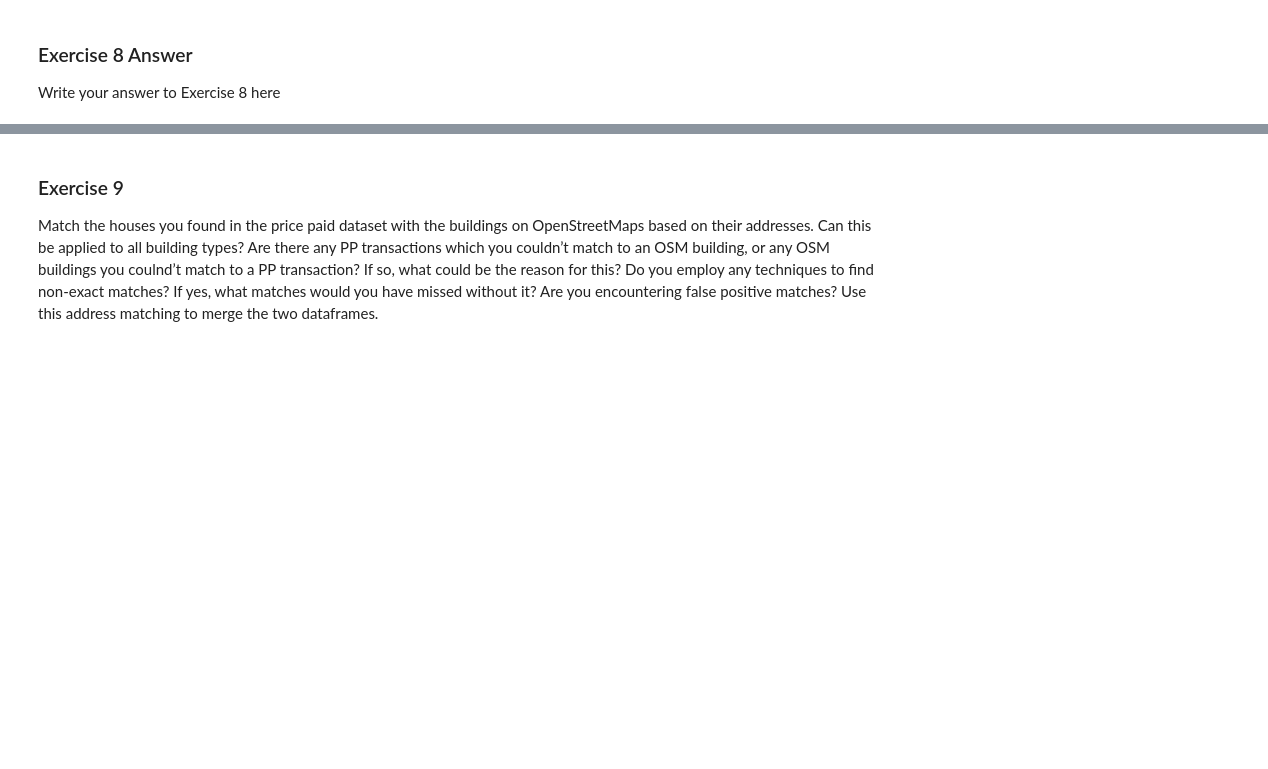
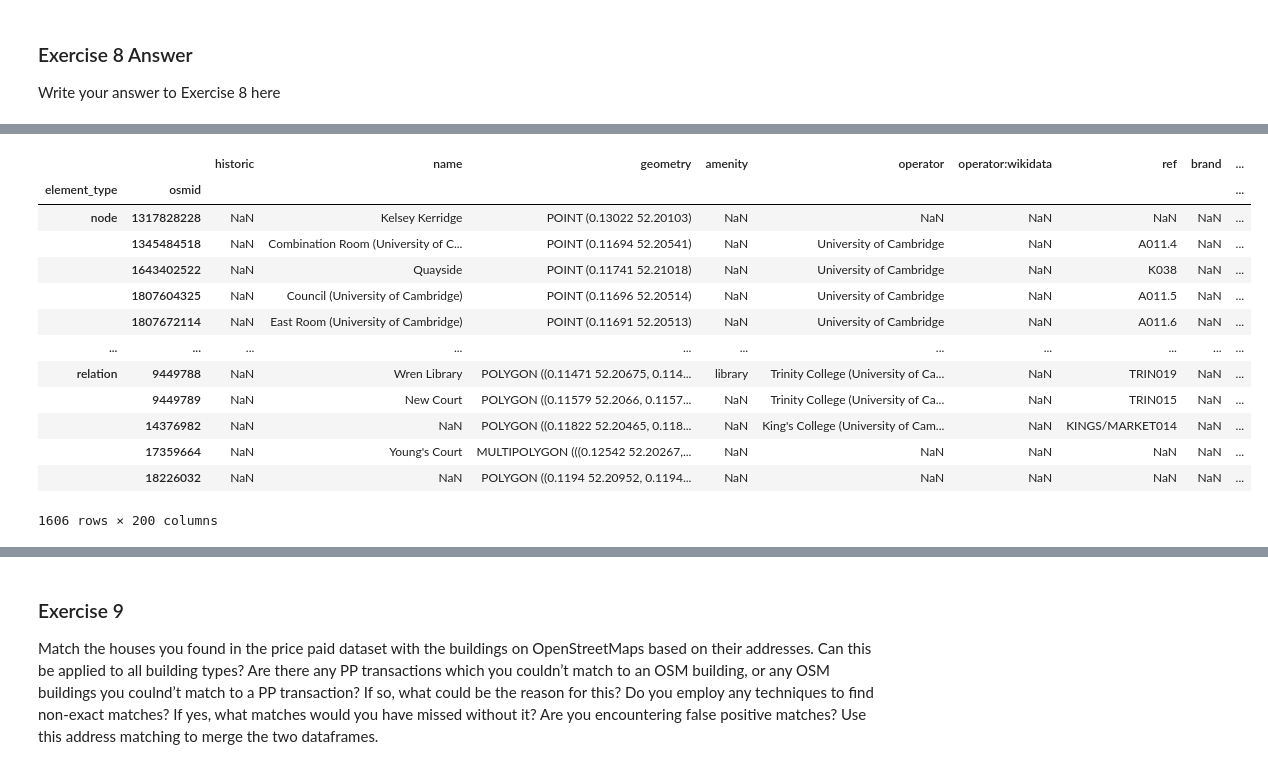
Before and after one commit to chenyilow/cyl68_ads_2024, a Jupyter notebook: _notebooks/02-access-assess-geospatial.ipynb, the cells around one changed output, grey strips where cells are left out. Saved outputs shown, nothing was run; the diff lists cells and outputs as text; code cells hidden in the pictures; blank space fills up the shorter version.

```diff
--- a/_notebooks/02-access-assess-geospatial.ipynb
+++ b/_notebooks/02-access-assess-geospatial.ipynb
@@ -899,0 +965,17 @@ Write your answer to Exercise 8 here
+# %%
+no_address_pois
+# %% [output]
+|  |  | historic | name | geometry | amenity | operator | operator:wikidata | ref | brand | ... |
+| element_type | osmid |  |  |  |  |  |  |  |  | ... |
+| node | 1317828228 | NaN | Kelsey Kerridge | POINT (0.13022 52.20103) | NaN | NaN | NaN | NaN | NaN | ... |
+|  | 1345484518 | NaN | Combination Room (University of C... | POINT (0.11694 52.20541) | NaN | University of Cambridge | NaN | A011.4 | NaN | ... |
+|  | 1643402522 | NaN | Quayside | POINT (0.11741 52.21018) | NaN | University of Cambridge | NaN | K038 | NaN | ... |
+|  | 1807604325 | NaN | Council (University of Cambridge) | POINT (0.11696 52.20514) | NaN | University of Cambridge | NaN | A011.5 | NaN | ... |
+|  | 1807672114 | NaN | East Room (University of Cambridge) | POINT (0.11691 52.20513) | NaN | University of Cambridge | NaN | A011.6 | NaN | ... |
+| ... | ... | ... | ... | ... | ... | ... | ... | ... | ... | ... |
+| relation | 9449788 | NaN | Wren Library | POLYGON ((0.11471 52.20675, 0.114... | library | Trinity College (University of Ca... | NaN | TRIN019 | NaN | ... |
+|  | 9449789 | NaN | New Court | POLYGON ((0.11579 52.2066, 0.1157... | NaN | Trinity College (University of Ca... | NaN | TRIN015 | NaN | ... |
+|  | 14376982 | NaN | NaN | POLYGON ((0.11822 52.20465, 0.118... | NaN | King's College (University of Cam... | NaN | KINGS/MARKET014 | NaN | ... |
+|  | 17359664 | NaN | Young's Court | MULTIPOLYGON (((0.12542 52.20267,... | NaN | NaN | NaN | NaN | NaN | ... |
+|  | 18226032 | NaN | NaN | POLYGON ((0.1194 52.20952, 0.1194... | NaN | NaN | NaN | NaN | NaN | ... |
+1606 rows × 200 columns
```
Also changed, not shown: parts of 25 cells of this notebook.
